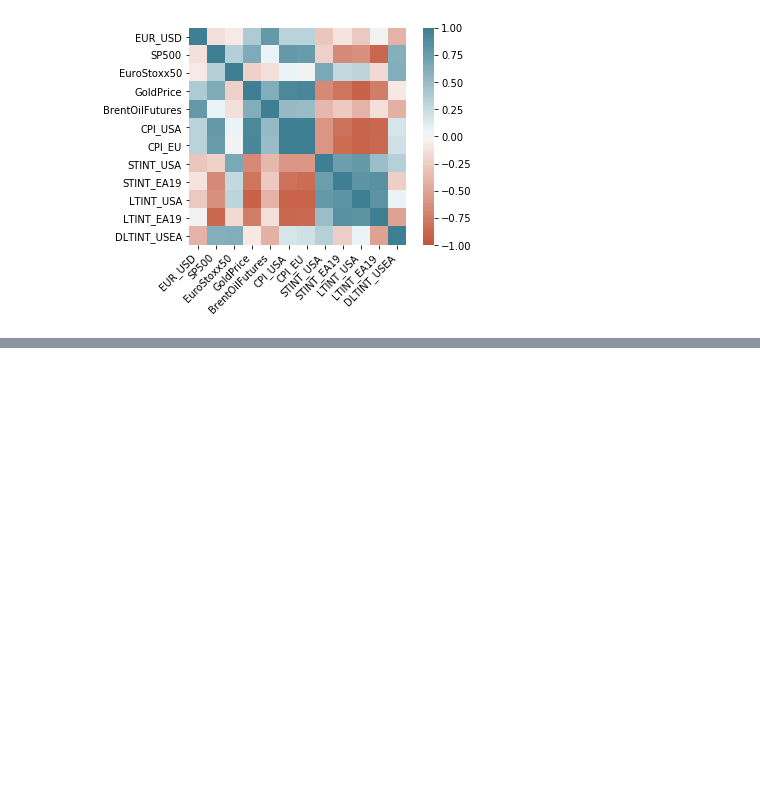
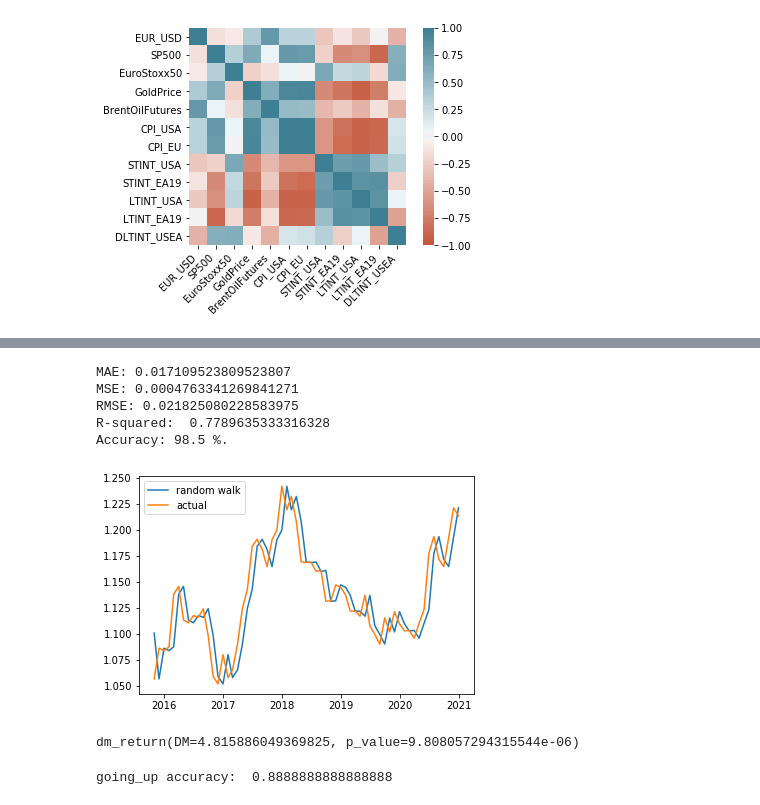
Before and after one commit to TonyYHLau/COMP5212Project, a Jupyter notebook: term project_brian.ipynb, the cells around one changed output, grey strips where cells are left out. Drawn from its saved outputs; the diff is of its cells as text; code cells hidden in the pictures; blank space fills up the shorter version.

```diff
--- a/term project_brian.ipynb
+++ b/term project_brian.ipynb
@@ -161,0 +252,48 @@ Text(0, 0.5, 'Predictions')
+# %%
+
+#random walk model without drift
+eurusd_pred_rw = df_usdeu["EUR_USD"].shift(1)
+errors_rw = eurusd_pred_rw[start_pred_pos:] - df_usdeu["EUR_USD"][start_pred_pos:]
+plt.plot(eurusd_pred_rw[start_pred_pos:])
+plt.plot(df_usdeu["EUR_USD"][start_pred_pos:])
+plt.legend(["random walk","actual"])
+#print(errors_rw)
+
+AE_rw=abs(errors_rw)
+
+print('MAE:', metrics.mean_absolute_error(df_usdeu["EUR_USD"][start_pred_pos:], eurusd_pred_rw[start_pred_pos:]))
+print('MSE:', metrics.mean_squared_error(df_usdeu["EUR_USD"][start_pred_pos:], eurusd_pred_rw[start_pred_pos:]))
+print('RMSE:', np.sqrt(metrics.mean_squared_error(df_usdeu["EUR_USD"][start_pred_pos:], eurusd_pred_rw[start_pred_pos:])))
+print ('R-squared: ',metrics.r2_score(df_usdeu["EUR_USD"][start_pred_pos:], eurusd_pred_rw[start_pred_pos:]))
+
+# Calculate mean absolute percentage error (MAPE)
+mape_rw = 100 * (AE_rw / df_usdeu["EUR_USD"][start_pred_pos:])
+# Calculate and display accuracy
+accuracy_rw = 100 - np.mean(mape_rw)
+print('Accuracy:', np.round(accuracy_rw, 2), '%.')
+# %% [output]
+MAE: 0.017109523809523807
+MSE: 0.0004763341269841271
+RMSE: 0.021825080228583975
+R-squared:  0.7789635333316328
+Accuracy: 98.5 %.
+[figure, added]
+# %%
+#DM tests，判别任意两类算法的预测结果是否存在差异性
+from dm_test import dm_test
+rt = dm_test(pd.to_numeric(usdeu_y_test),pd.to_numeric(eurusd_pred_rw[start_pred_pos:]),pd.to_numeric(RFR_prediction), h = 1, crit="MSE")
+print(rt)
+#p-vale<0.1 meaning that the linear predictions are statiscally different from those of random walk .
+# %% [output]
+dm_return(DM=4.815886049369825, p_value=9.808057294315544e-06)
+# %%
+Pred_GingUp=RFR_prediction>usdeu_y_test.shift(1)
+actual_GoingUP=usdeu_y_test>usdeu_y_test.shift(1)
+print("going_up accuracy: ",(Pred_GingUp==actual_GoingUP).mean())
+#print(len(Pred_GingUp))
+#print(len(lin_preds_1))
+#print(usdeu_y_test.shift(1))
+#print(usdeu_y_test)
+#print(lin_preds_1)
+# %% [output]
+going_up accuracy:  0.8888888888888888
```
Also changed, not shown: parts of 8 cells of this notebook.
